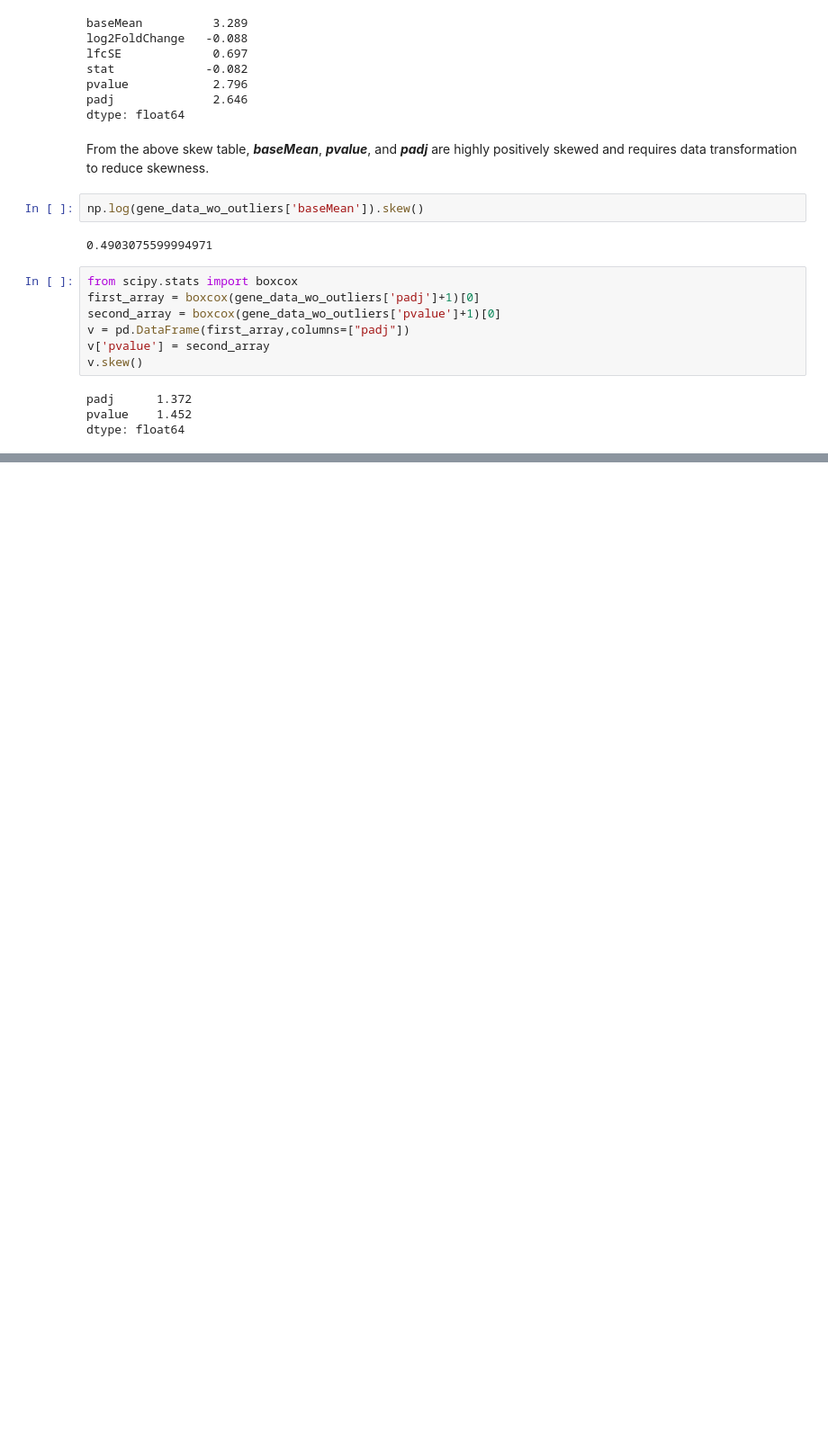
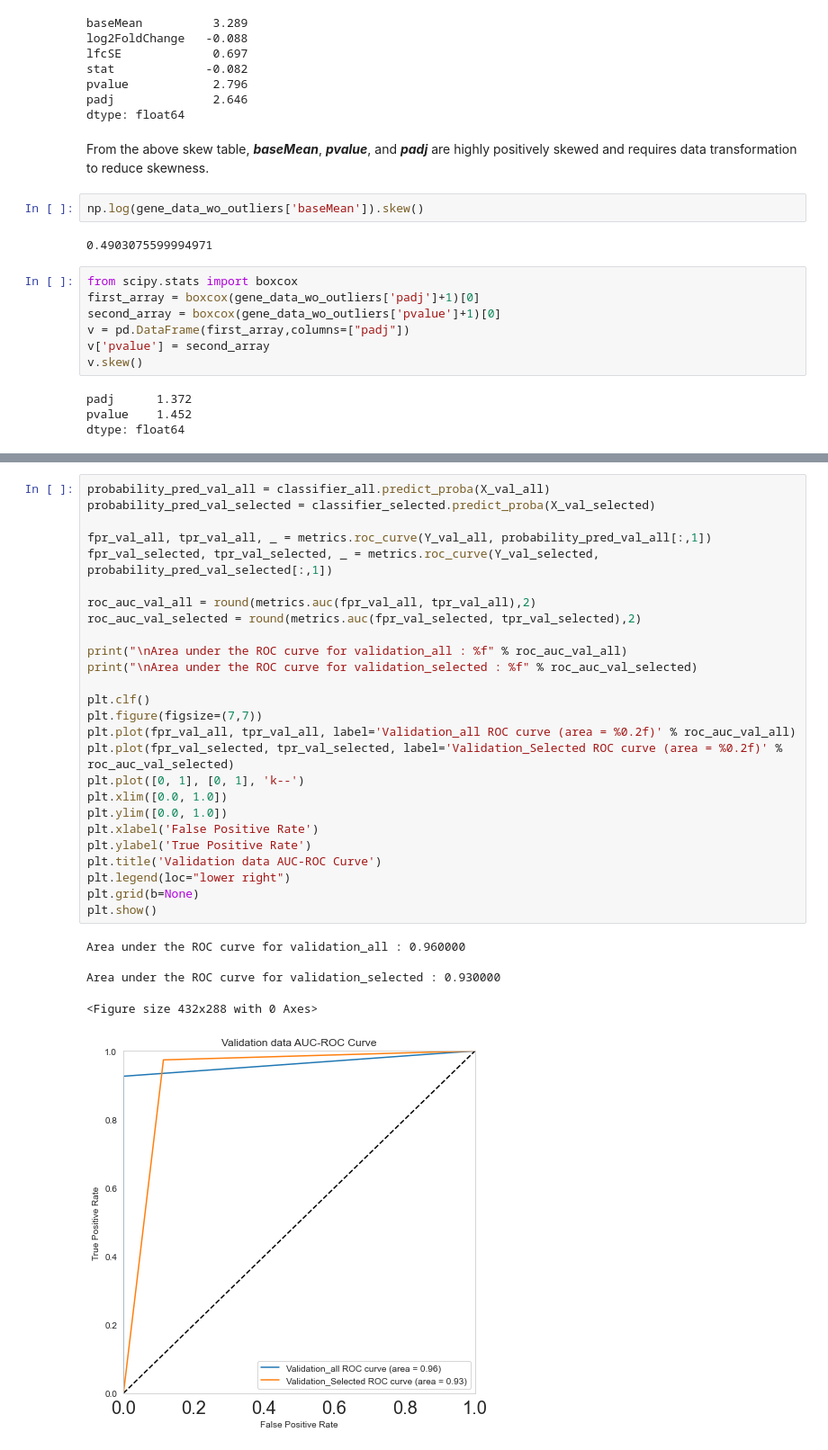
Before and after one commit to lawrence2269/A-ML-approach-for-classifying-RNA-Seq-data, a Jupyter notebook: src/ML_workspace_for_RNA_Seq_data.ipynb, the cells around one changed output, grey strips where cells are left out. Shown: that part at 90% size. Saved outputs shown, nothing was run; the diff lists cells and outputs as text; blank space fills up the shorter version.

```diff
--- a/src/ML_workspace_for_RNA_Seq_data.ipynb
+++ b/src/ML_workspace_for_RNA_Seq_data.ipynb
@@ -197,0 +534,32 @@ dtype: float64
+# %%
+probability_pred_val_all = classifier_all.predict_proba(X_val_all)
+probability_pred_val_selected = classifier_selected.predict_proba(X_val_selected)
+
+fpr_val_all, tpr_val_all, _ = metrics.roc_curve(Y_val_all, probability_pred_val_all[:,1])
+fpr_val_selected, tpr_val_selected, _ = metrics.roc_curve(Y_val_selected, probability_pred_val_selected[:,1])
+
+roc_auc_val_all = round(metrics.auc(fpr_val_all, tpr_val_all),2)
+roc_auc_val_selected = round(metrics.auc(fpr_val_selected, tpr_val_selected),2)
+
+print("\nArea under the ROC curve for validation_all : %f" % roc_auc_val_all)
+print("\nArea under the ROC curve for validation_selected : %f" % roc_auc_val_selected)
+
+plt.clf()
+plt.figure(figsize=(7,7))
+plt.plot(fpr_val_all, tpr_val_all, label='Validation_all ROC curve (area = %0.2f)' % roc_auc_val_all)
+plt.plot(fpr_val_selected, tpr_val_selected, label='Validation_Selected ROC curve (area = %0.2f)' % roc_auc_val_selected)
+plt.plot([0, 1], [0, 1], 'k--')
+plt.xlim([0.0, 1.0])
+plt.ylim([0.0, 1.0])
+plt.xlabel('False Positive Rate')
+plt.ylabel('True Positive Rate')
+plt.title('Validation data AUC-ROC Curve')
+plt.legend(loc="lower right")
+plt.grid(b=None)
+plt.show()
+# %% [output]
+Area under the ROC curve for validation_all : 0.960000
+
+Area under the ROC curve for validation_selected : 0.930000
+<Figure size 432x288 with 0 Axes>
+[figure, added]
```
Also changed, not shown: parts of 41 cells of this notebook, 1 other file.
